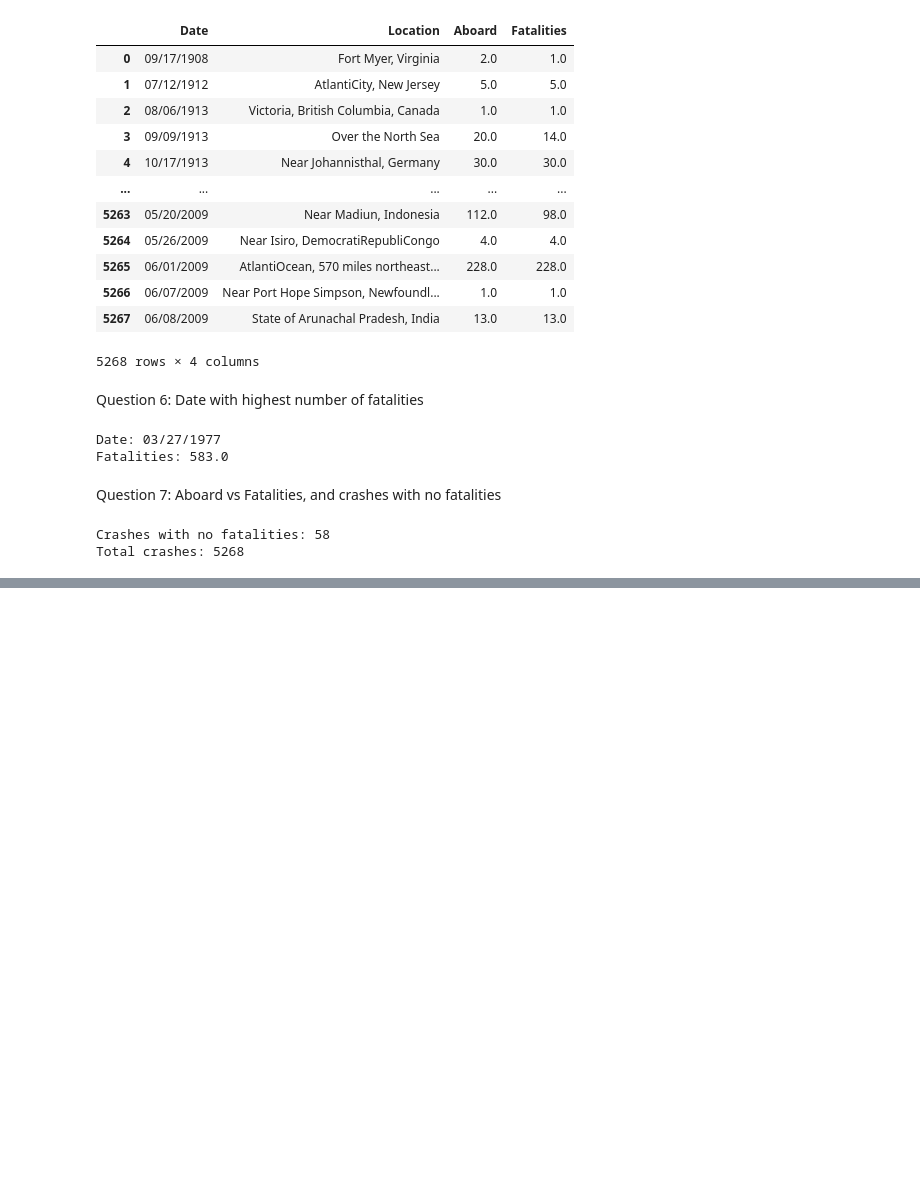
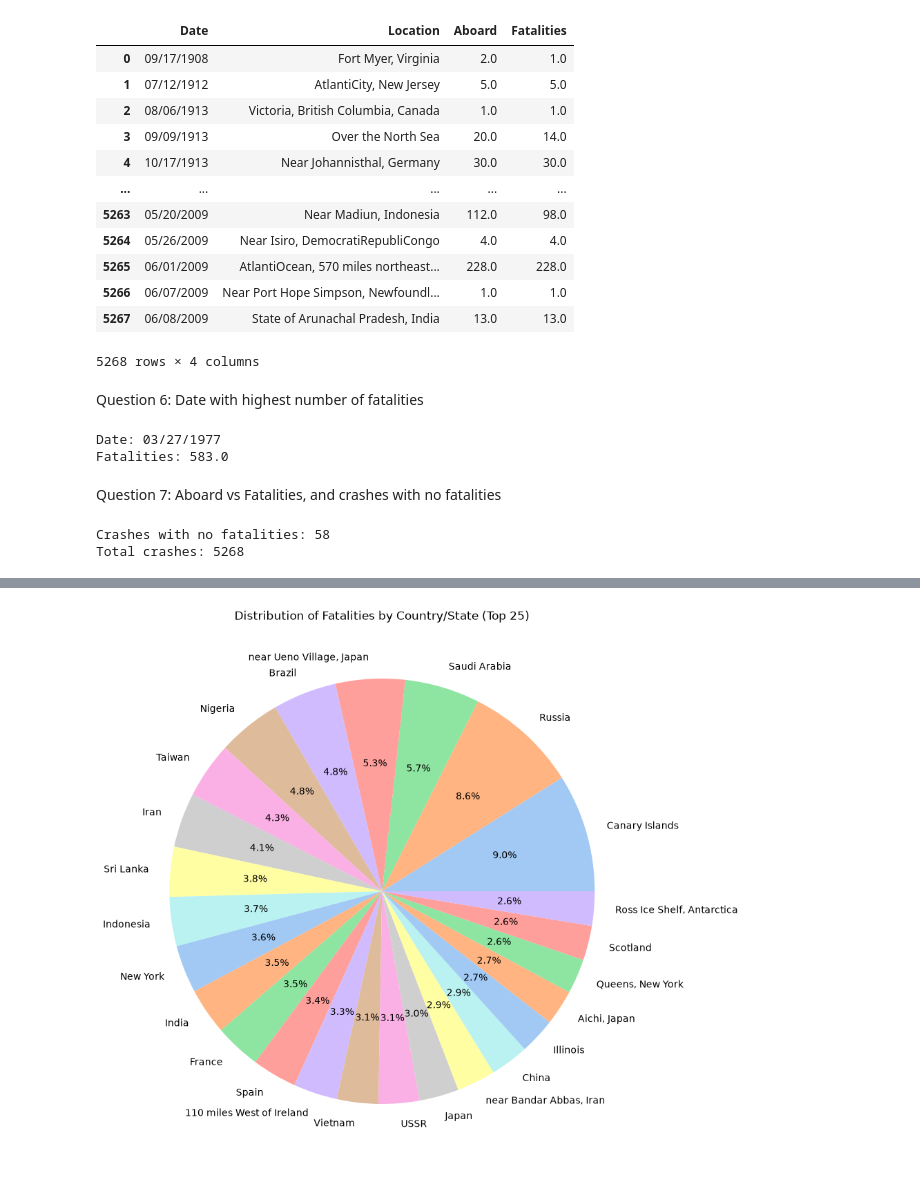
Before and after one commit to AustinNganga/Data-Wrangling, a Jupyter notebook: Airplane_Crashes_Data_Cleaning.ipynb, the cells around one changed output, grey strips where cells are left out. Cells and saved outputs as stored; diff of their text form; code cells hidden in the pictures; blank space fills up the shorter version.

```diff
--- a/Airplane_Crashes_Data_Cleaning.ipynb
+++ b/Airplane_Crashes_Data_Cleaning.ipynb
@@ -141,3 +141,15 @@ print("Total crashes:", len(fatality_locations))
 # %% [output]
 Crashes with no fatalities: 58
 Total crashes: 5268
+# %%
+# Question 8: Split the 'Location' column into 'Region' and 'State_Country'
+# str.split(',', n=1, expand=True) splits on only the FIRST comma,
+# which correctly handles locations with extra commas (e.g. "City, County, State")
+split_location = fatality_locations['Location'].str.split(',', n=1, expand=True)
+
+# Assign the two parts back as new columns, stripping leading/trailing whitespace
+fatality_locations['Region'] = split_location[0].str.strip()
+fatality_locations['State_Country'] = split_location[1].str.strip()
+
+# Display the result
+fatality_locations
@@ -143,0 +170,5 @@ Total crashes: 5268
+# %%
+# Question 9: Sort by Fatalities descending and keep the top 100
+top_100_fatalities = fatality_locations.sort_values(by='Fatalities', ascending=False).head(100)
+
+top_100_fatalities
@@ -143,0 +189,20 @@ Total crashes: 5268
+# %%
+# Question 10: Pie chart of fatalities distribution by country/state (top 25)
+import matplotlib.pyplot as plt
+import seaborn as sns
+
+# Group the top 100 crashes by State_Country and sum fatalities per group
+fatalities_by_country = top_100_fatalities.groupby('State_Country')['Fatalities'].sum()
+
+# Take the top 25 countries/states by total fatalities
+top_25_countries = fatalities_by_country.sort_values(ascending=False).head(25)
+
+# Use a seaborn color palette for the pie slices
+colors = sns.color_palette('pastel', len(top_25_countries))
+
+plt.figure(figsize=(10, 10))
+plt.pie(top_25_countries, labels=top_25_countries.index, colors=colors, autopct='%1.1f%%')
+plt.title('Distribution of Fatalities by Country/State (Top 25)')
+plt.show()
+# %% [output]
+[figure, added]
```
Also changed, not shown: parts of 3 cells of this notebook.
